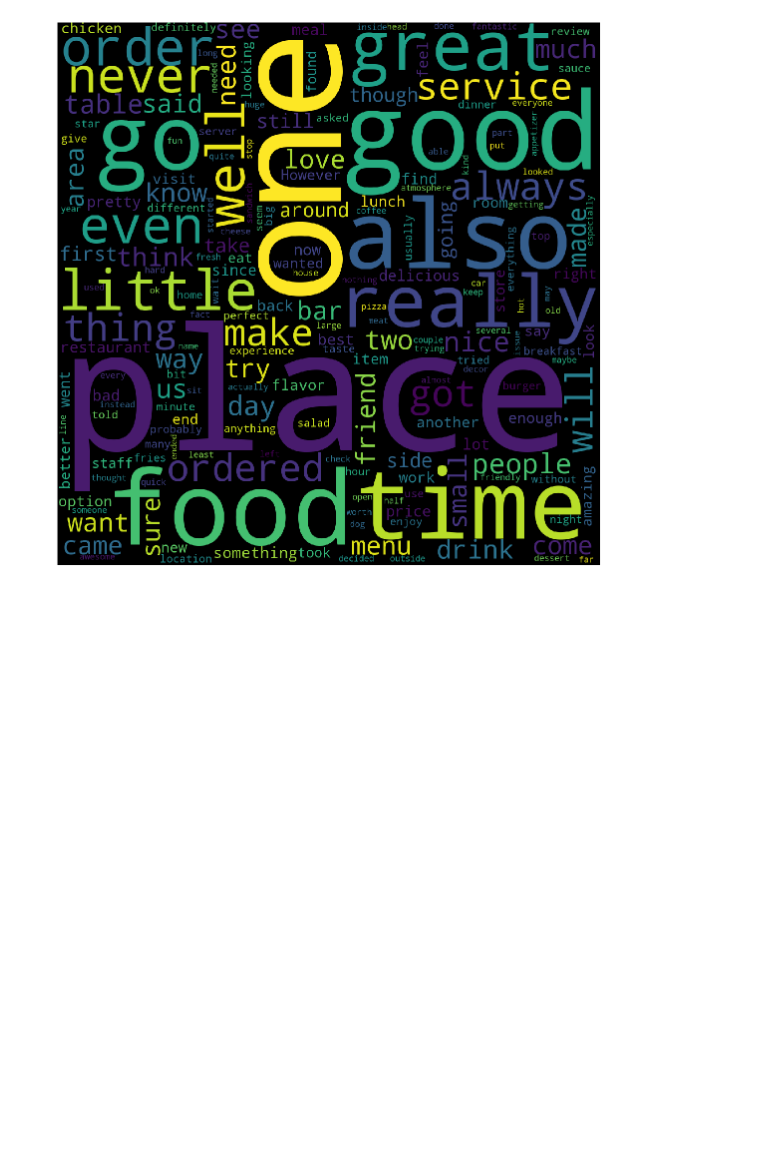
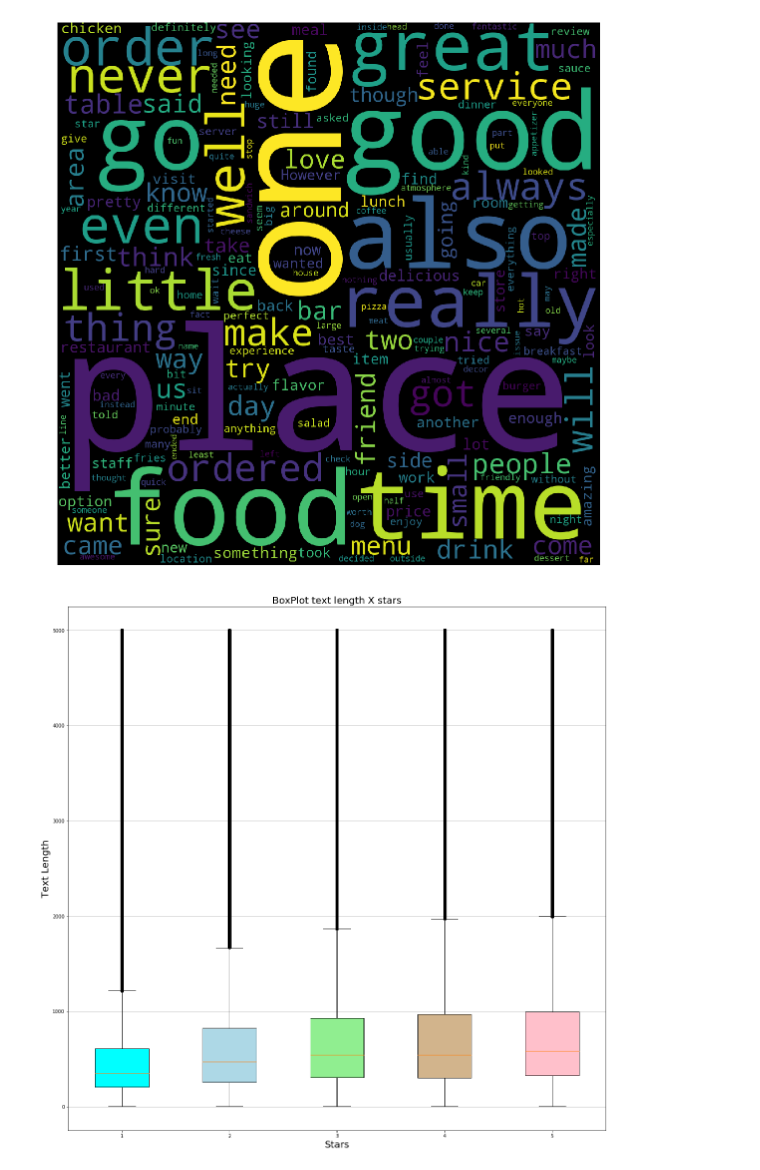
Before and after one commit to weihuacern/YelpDatasetChallenge, a Jupyter notebook: NoteBooks/BasicFeatureExplore.ipynb, the cells around one changed output. Drawn from its saved outputs; the diff is of its cells as text; code cells hidden in the pictures; blank space fills up the shorter version.

```diff
--- a/NoteBooks/BasicFeatureExplore.ipynb
+++ b/NoteBooks/BasicFeatureExplore.ipynb
@@ -128,3 +129,31 @@ plt.axis('off')
 # %% [output]
 (-0.5, 1499.5, 1499.5, -0.5)
 [figure]
+# %%
+import seaborn as sns
+# plot price vs item condition
+#pricecut_lo = 100
+#pricecut_hi = 500
+#df_train_tmp = df_train[ (df_train['price'] > pricecut_lo) & (df_train['price'] < pricecut_hi) ]
+my_plot = []
+
+#print(df_review['stars'].nunique())
+for i in df_review['stars'].unique():
+    my_plot.append(df_review[df_review['stars']==i]['text'].str.len())
+
+#print(len(my_plot))
+fig, axes = plt.subplots(figsize=(20, 20))
+bp = axes.boxplot(my_plot, vert=True, patch_artist=True, labels=range(1,6))
+
+colors = ['cyan', 'lightblue', 'lightgreen', 'tan', 'pink']
+for patch, color in zip(bp['boxes'], colors):
+    patch.set_facecolor(color)
+
+axes.yaxis.grid(True)
+
+plt.title('BoxPlot text length X stars', fontsize=20)
+plt.xlabel('Stars', fontsize=20)
+plt.ylabel('Text Length', fontsize=20)
+plt.show()
+# %% [output]
+[figure, added]
```
Also changed, not shown: parts of 1 cell of this notebook, 1 other file.
